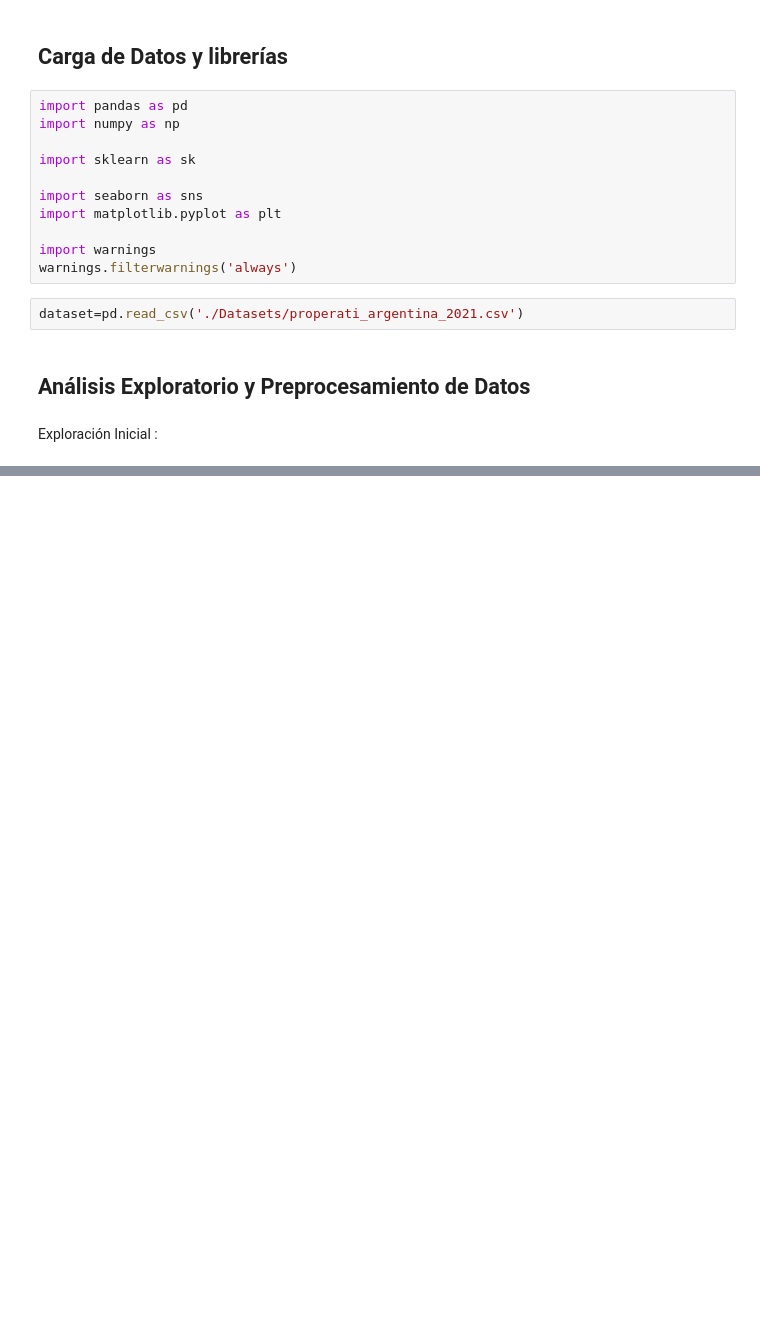
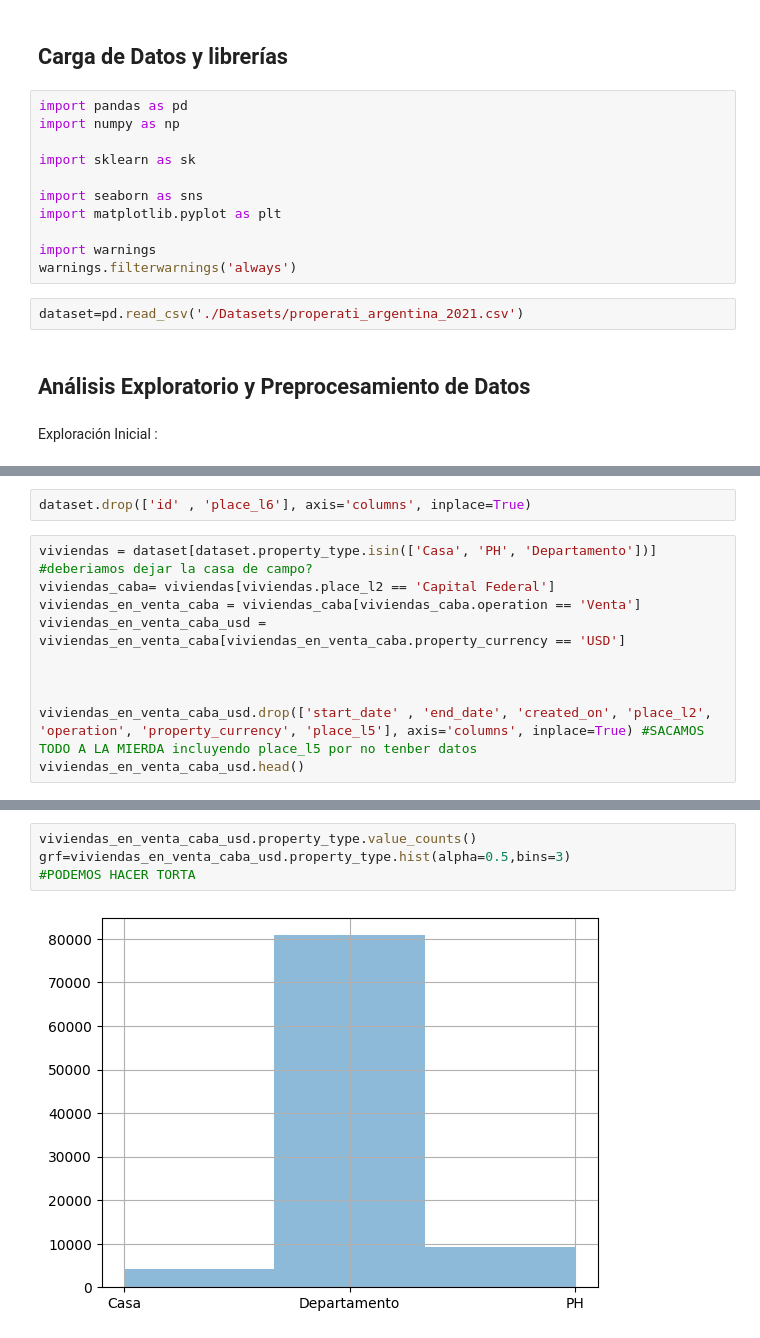
Before and after one commit to iankvdh/Organizacion-de-Datos-2C2022-GRUPO22, a Jupyter notebook: 7506R_TP1_GRUPO22_ENTREGA.ipynb, the cells around one changed output, grey strips where cells are left out. Cells and saved outputs as stored; diff of their text form; blank space fills up the shorter version.

```diff
--- a/7506R_TP1_GRUPO22_ENTREGA.ipynb
+++ b/7506R_TP1_GRUPO22_ENTREGA.ipynb
@@ -36,0 +74,12 @@ dataset.head()
+# %%
+dataset.drop(['id' , 'place_l6'], axis='columns', inplace=True)
+# %%
+viviendas = dataset[dataset.property_type.isin(['Casa', 'PH', 'Departamento'])]  #deberiamos dejar la casa de campo?
+viviendas_caba= viviendas[viviendas.place_l2 == 'Capital Federal']
+viviendas_en_venta_caba = viviendas_caba[viviendas_caba.operation == 'Venta']
+viviendas_en_venta_caba_usd = viviendas_en_venta_caba[viviendas_en_venta_caba.property_currency == 'USD']
+
+
+
+viviendas_en_venta_caba_usd.drop(['start_date' , 'end_date', 'created_on', 'place_l2', 'operation', 'property_currency', 'place_l5'], axis='columns', inplace=True) #SACAMOS TODO A LA MIERDA incluyendo place_l5 por no tenber datos
+viviendas_en_venta_caba_usd.head()
@@ -85,0 +170,6 @@ viviendas_en_venta_caba[viviendas_en_venta_caba.property_currency.isna()] #Los q
+# %%
+viviendas_en_venta_caba_usd.property_type.value_counts()
+grf=viviendas_en_venta_caba_usd.property_type.hist(alpha=0.5,bins=3)
+#PODEMOS HACER TORTA
+# %% [output]
+[figure, added]
```
Also changed, not shown: parts of 15 cells of this notebook.
